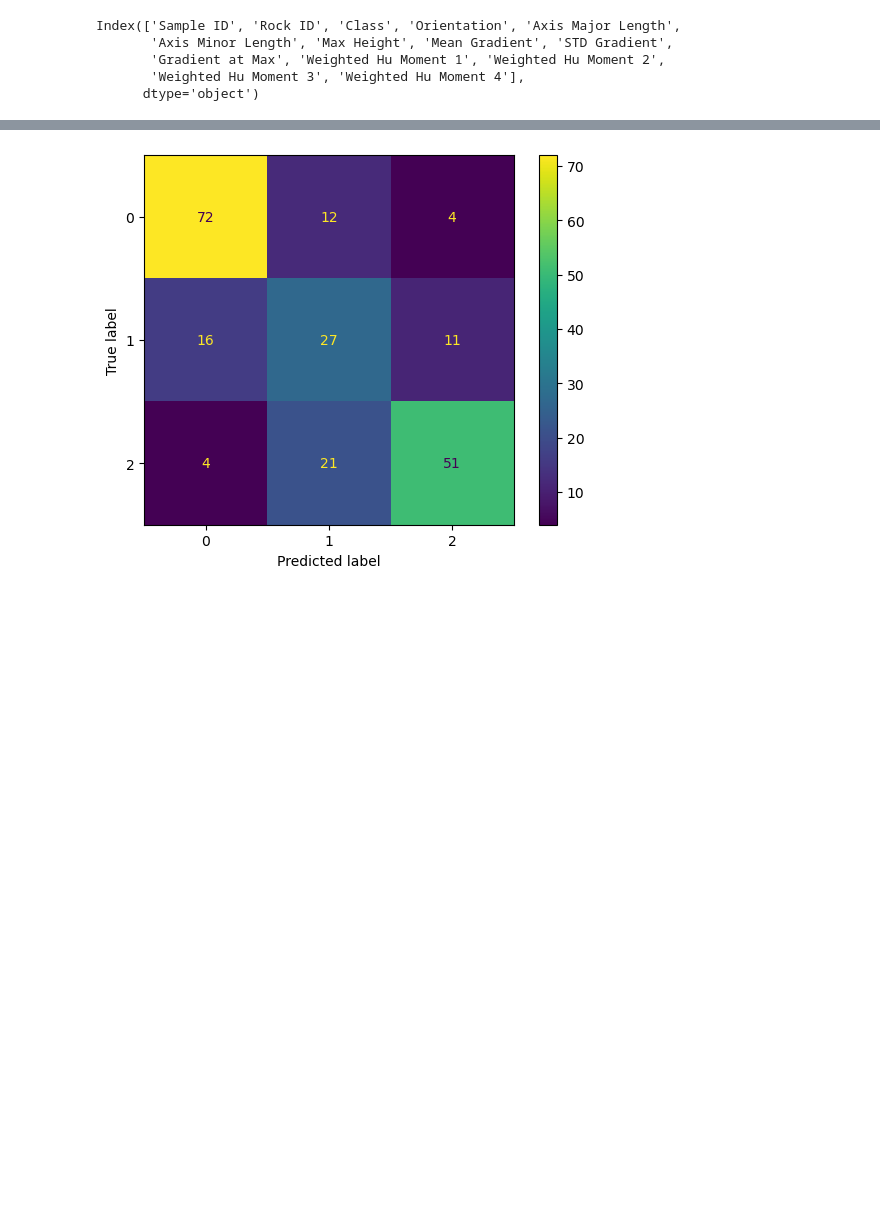
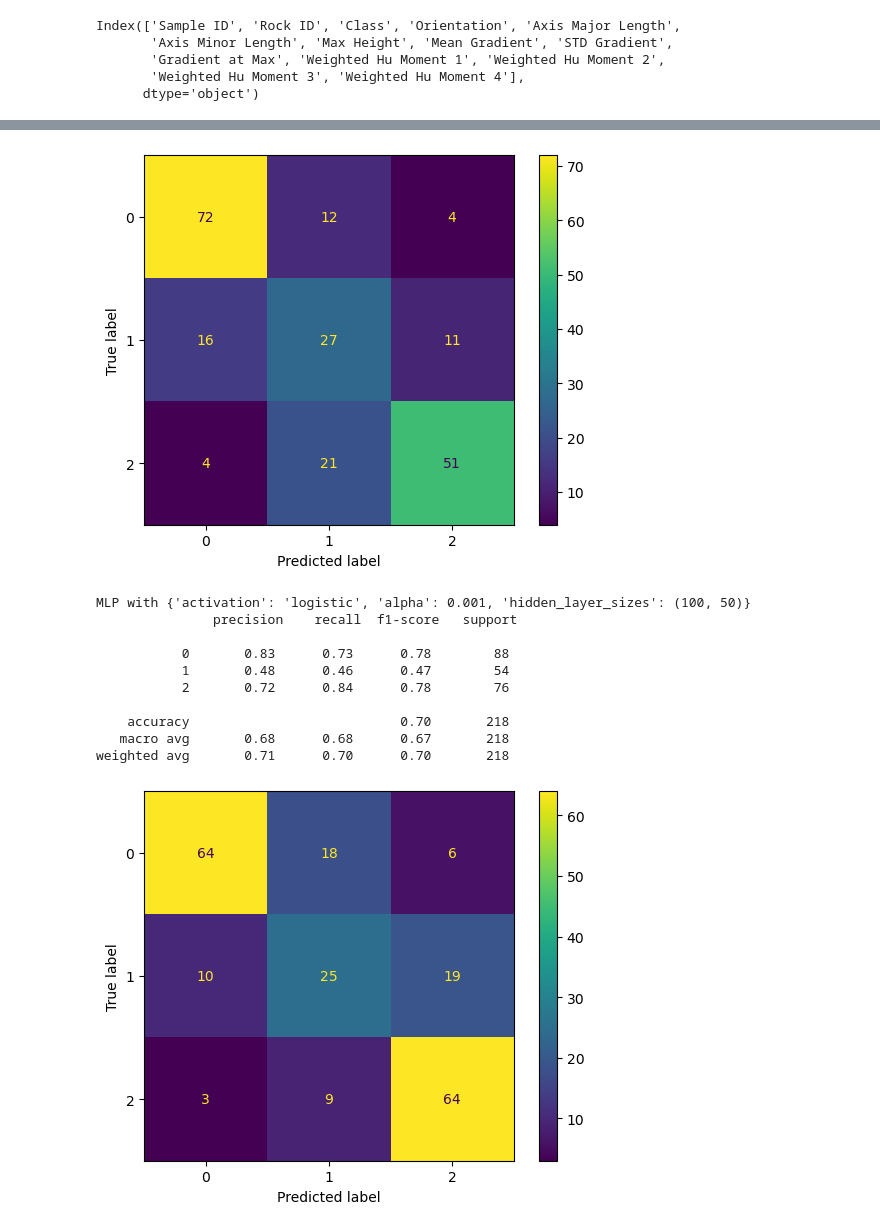
Before and after one commit to anqi-j/morphological-image-processing, a Jupyter notebook: classify/original_deterministic_models.ipynb, the cells around one changed output, grey strips where cells are left out. Drawn from its saved outputs; the diff is of its cells as text; code cells hidden in the pictures; blank space fills up the shorter version.

```diff
--- a/classify/original_deterministic_models.ipynb
+++ b/classify/original_deterministic_models.ipynb
@@ -512,11 +522,11 @@ for m,model in enumerate(models):
     model_best = grid_search.best_estimator_
     model_best_pred = model_best.predict(X_val)
     # Parse report to dataframe to compare results among models
-    if m==0:
-        results_df = parse_report(y_val, model_best_pred, m, model_names, grid_search, dataset)
-    else:
-        df_i = parse_report(y_val, model_best_pred, m, model_names, grid_search, dataset)
-        results_df = pd.concat([results_df, df_i])
+#     if m==0:
+#         results_df = parse_report(y_val, model_best_pred, m, model_names, grid_search, dataset)
+#     else:
+    df_i = parse_report(y_val, model_best_pred, m, model_names, grid_search, dataset)
+    results_df = pd.concat([results_df, df_i])
     # Print results
     print(f'{model_names[m]} with {grid_search.best_params_} \n {classification_report(y_val, model_best_pred)}\n')
     ConfusionMatrixDisplay(confusion_matrix(y_val, model_best_pred)).plot()
@@ -546,30 +556,41 @@ weighted avg       0.72      0.71      0.71       218
 [figure]
 RF with {'criterion': 'entropy', 'max_features': 'log2', 'n_estimators': 200}
                precision    recall  f1-score   support
 
            0       0.77      0.81      0.79        88
            1       0.48      0.54      0.50        54
            2       0.78      0.67      0.72        76
 
     accuracy                           0.69       218
    macro avg       0.68      0.67      0.67       218
 weighted avg       0.70      0.69      0.70       218
 [figure]
 [16:48:32] WARNING: C:\Windows\Temp\abs_557yfx631l\croots\recipe\xgboost-split_1659548953302\work\src\learner.cc:1115: Starting in XGBoost 1.3.0, the default evaluation metric used with the objective  ...
 [16:48:32] WARNING: C:\Windows\Temp\abs_557yfx631l\croots\recipe\xgboost-split_1659548953302\work\src\learner.cc:1115: Starting in XGBoost 1.3.0, the default evaluation metric used with the objective  ...
 [16:48:32] WARNING: C:\Windows\Temp\abs_557yfx631l\croots\recipe\xgboost-split_1659548953302\work\src\learner.cc:1115: Starting in XGBoost 1.3.0, the default evaluation metric used with the objective  ...
 [16:48:32] WARNING: C:\Windows\Temp\abs_557yfx631l\croots\recipe\xgboost-split_1659548953302\work\src\learner.cc:1115: Starting in XGBoost 1.3.0, the default evaluation metric used with the objective  ...
 [16:48:32] WARNING: C:\Windows\Temp\abs_557yfx631l\croots\recipe\xgboost-split_1659548953302\work\src\learner.cc:1115: Starting in XGBoost 1.3.0, the default evaluation metric used with the objective  ...
 [16:48:32] WARNING: C:\Windows\Temp\abs_557yfx631l\croots\recipe\xgboost-split_1659548953302\work\src\learner.cc:1115: Starting in XGBoost 1.3.0, the default evaluation metric used with the objective  ...
 [16:48:32] WARNING: C:\Windows\Temp\abs_557yfx631l\croots\recipe\xgboost-split_1659548953302\work\src\learner.cc:1115: Starting in XGBoost 1.3.0, the default evaluation metric used with the objective  ...
 [16:48:32] WARNING: C:\Windows\Temp\abs_557yfx631l\croots\recipe\xgboost-split_1659548953302\work\src\learner.cc:1115: Starting in XGBoost 1.3.0, the default evaluation metric used with the objective  ...
 [16:48:32] WARNING: C:\Windows\Temp\abs_557yfx631l\croots\recipe\xgboost-split_1659548953302\work\src\learner.cc:1115: Starting in XGBoost 1.3.0, the default evaluation metric used with the objective  ...
 [16:48:32] WARNING: C:\Windows\Temp\abs_557yfx631l\croots\recipe\xgboost-split_1659548953302\work\src\learner.cc:1115: Starting in XGBoost 1.3.0, the default evaluation metric used with the objective  ...
 [16:48:32] WARNING: C:\Windows\Temp\abs_557yfx631l\croots\recipe\xgboost-split_1659548953302\work\src\learner.cc:1115: Starting in XGBoost 1.3.0, the default evaluation metric used with the objective  ...
 [16:48:32] WARNING: C:\Windows\Temp\abs_557yfx631l\croots\recipe\xgboost-split_1659548953302\work\src\learner.cc:1115: Starting in XGBoost 1.3.0, the default evaluation metric used with the objective  ...
 ... (130 lines left out)
 
     accuracy                           0.69       218
    macro avg       0.67      0.66      0.66       218
 weighted avg       0.70      0.69      0.69       218
 [figure]
+MLP with {'activation': 'logistic', 'alpha': 0.001, 'hidden_layer_sizes': (100, 50)}
+               precision    recall  f1-score   support
+
+           0       0.83      0.73      0.78        88
+           1       0.48      0.46      0.47        54
+           2       0.72      0.84      0.78        76
+
+    accuracy                           0.70       218
+   macro avg       0.68      0.68      0.67       218
+weighted avg       0.71      0.70      0.70       218
+[figure, added]
```
Also changed, not shown: parts of 7 cells of this notebook.
